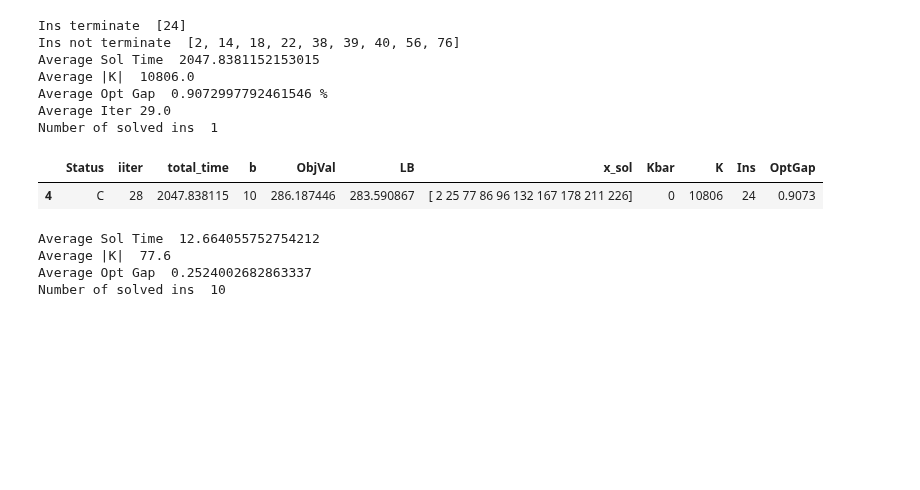
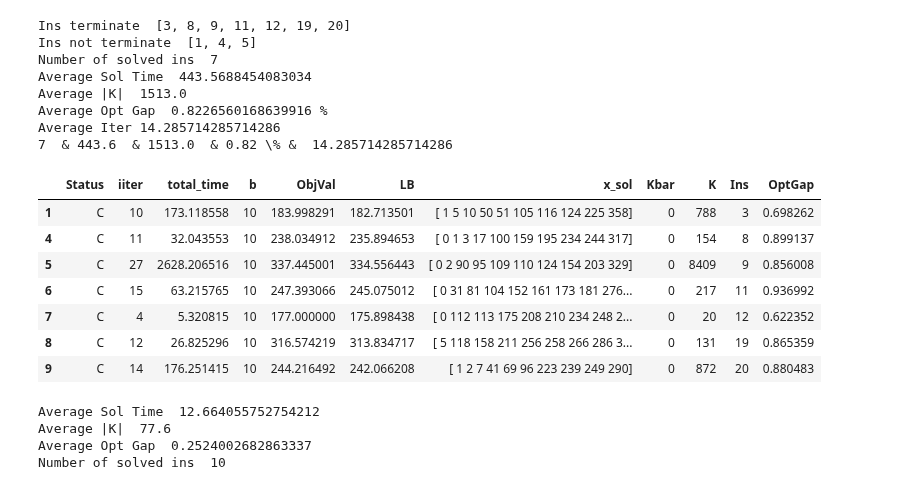
Before and after one commit to diHnguyen/SSPI, a Jupyter notebook: PythonConversion/Dec2024_Output/ProcessOutput.ipynb, the cells around one changed output. Drawn from its saved outputs; the diff is of its cells as text; code cells hidden in the pictures; blank space fills up the shorter version.

```diff
--- a/PythonConversion/Dec2024_Output/ProcessOutput.ipynb
+++ b/PythonConversion/Dec2024_Output/ProcessOutput.ipynb
@@ -5,32 +5,23 @@ import os
 import numpy as np
 
 os.chdir("/Users/dinguyen/Desktop/Local Documents/GitHub/Paper5/PythonConversion/")
-N = 40
+N = 50 #50
 
-# <5min
-# N30: 1 2 5 6 7 8 9 10 11 12
-# ins = [1, 2, 5, 6, 7, 8, 9, 10, 11, 12]
-# N40: 1 3 5 6 7 9 10 11 12 13
+# N30
+# ins = [1,2,5,6,7,8,9,10,11,12]
+# ins = [4,20,83,99,107,166,172,174,200,241]
+# ins = [3,35,36,37,52,63,64,150, 282,319]
+
+# N40
 # ins = [1, 3, 5, 6, 7, 9, 10, 11, 12, 13]
-# N50: 2 6 7 10 13 14 15 16 17 21
-# ins = [2, 6, 7, 10, 13, 14, 15, 16, 17, 21]
+# ins =  [4, 8, 16, 27, 33, 36, 37, 48, 64, 68]
+# ins =  [2, 14, 18, 22, 24, 38, 39, 40, 56, 76]
 
-# For 5-60 minutes:
+# N50
+# ins =  [2, 6, 7, 10, 13, 14, 15, 16, 17, 21]
+# ins =  [18, 26, 46, 73, 93, 98, 110, 113, 122, 124]
+ins =  [1, 3, 4, 5, 8, 9, 11, 12, 19, 20]
 
-# N30: 4 20 83 89 107 166 172 174 200 241
-# ins = [4, 20, 83, 89, 107, 166, 172, 174, 200, 241]
-# N40: 4 8 16 20 27 28 33 36 37 48
-# ins = [4, 8, 16, 20, 27, 28, 33, 36, 37, 48]
-# N50: 18 26 30 46 73 93 98 110 113 122
-# ins = [18, 26, 30, 46, 73, 93, 98, 110, 113, 122]
-
-# For >60 minutes:
-# N30: 3 35 36 37 52 63 64 150 282 319
-# ins = [3, 35, 36, 37, 52, 63, 64, 150, 282, 319]
-# N40: 2 14 18 22 24 38 39 40 56 76
-# ins = [2, 14, 18, 22, 24, 38, 39, 40, 56, 76]
-# N50: 1 3 4 5 8 9 11 12 19 20
-ins = [1, 3, 4, 5, 8, 9, 11, 12, 19, 20]
 
 def processMain(N, ins):
     fileNames = []
@@ -65,47 +56,60 @@ def processMain(N, ins):
             print("File "+filename+" does not exist.")
         # print(df)
     df_filtered = pd.concat(dfs_list, axis=0, ignore_index=True)
 
     ins_terminate = list(df_filtered[df_filtered.Status == "C"]['Ins'])
     # df_filtered['max'] = df_filtered.groupby('Ins')['iiter'].transform('max')
     print("Ins terminate ", ins_terminate)
     ins_not_terminate = list(df_filtered[~df_filtered['Ins'].isin(ins_terminate)]['Ins'])#np.array(df_filtered[(df_filtered['iiter']<df_filtered['max'])&(df_filtered['iiter']!=-1)]['Ins'])
     print("Ins not terminate ", ins_not_terminate)
     df_filtered = df_filtered[df_filtered.Status == "C"]
     # df_filtered = df_filtered[~df_filtered['Ins'].isin(ins_not_terminate)]
     # df_filtered = df_filtered.groupby('Ins').apply(
     #     lambda group: group[group['total_time'] == group['total_time'].max()])
     # df_filtered = df_filtered.reset_index(drop=True)
     df_filtered["OptGap"] = (df_filtered.ObjVal-df_filtered.LB)/df_filtered.ObjVal*100
-    print("Average Sol Time ", df_filtered['total_time'].mean())
-    print("Average |K| ", df_filtered['K'].mean())
-    print("Average Opt Gap ", df_filtered["OptGap"].mean(),"%")
-    print("Average Iter", df_filtered["iiter"].mean()+1)
-    print("Number of solved ins ", len(df_filtered))
-
+    solved_ins = len(df_filtered)
+    avg_time = df_filtered['total_time'].mean()
+    avg_K = df_filtered['K'].mean()
+    opt_gap = df_filtered["OptGap"].mean()
+    avg_iter = df_filtered["iiter"].mean()+1
+    print("Number of solved ins ", solved_ins)
+    print("Average Sol Time ", avg_time)
+    print("Average |K| ", avg_K)
+    print("Average Opt Gap ", opt_gap,"%")
+    print("Average Iter", avg_iter)
+    # {number:.2f}
+    print(str(solved_ins), " & %.1f"  % avg_time, " & %.1f" % avg_K, " & %.2f" %opt_gap, "\% & ",str(avg_iter) )
 
 
     # print(output)
     # for i in range(5):
     #     output = pd.read_csv(EXP+"_N"+str(N)+"_"+str(i+1)+".txt", sep=";", header=None)
 
     return df_filtered
 
 df_default = processMain(N,ins)
 df_default
 # df_default[(df_default.total_time >= 300) &(df_default.total_time <= 3600)]
 # df_default[(df_default.total_time < 300)]
 # print(list(df_default[(df_default.total_time >= 300) &(df_default.total_time <= 3600)]['Ins']))
 # %% [output]
-Ins terminate  [24]
-Ins not terminate  [2, 14, 18, 22, 38, 39, 40, 56, 76]
-Average Sol Time  2047.8381152153015
-Average |K|  10806.0
-Average Opt Gap  0.9072997792461546 %
-Average Iter 29.0
-Number of solved ins  1
+Ins terminate  [3, 8, 9, 11, 12, 19, 20]
+Ins not terminate  [1, 4, 5]
+Number of solved ins  7
+Average Sol Time  443.5688454083034
+Average |K|  1513.0
+Average Opt Gap  0.8226560168639916 %
+Average Iter 14.285714285714286
+7  & 443.6  & 1513.0  & 0.82 \% &  14.285714285714286
 |  | Status | iiter | total_time | b | ObjVal | LB | x_sol | Kbar | K | Ins | OptGap |
-| 4 | C | 28 | 2047.838115 | 10 | 286.187446 | 283.590867 | [ 2 25 77 86 96 132 167 178 211 226] | 0 | 10806 | 24 | 0.9073 |
+| 1 | C | 10 | 173.118558 | 10 | 183.998291 | 182.713501 | [ 1 5 10 50 51 105 116 124 225 358] | 0 | 788 | 3 | 0.698262 |
+| 4 | C | 11 | 32.043553 | 10 | 238.034912 | 235.894653 | [ 0 1 3 17 100 159 195 234 244 317] | 0 | 154 | 8 | 0.899137 |
+| 5 | C | 27 | 2628.206516 | 10 | 337.445001 | 334.556443 | [ 0 2 90 95 109 110 124 154 203 329] | 0 | 8409 | 9 | 0.856008 |
+| 6 | C | 15 | 63.215765 | 10 | 247.393066 | 245.075012 | [ 0 31 81 104 152 161 173 181 276... | 0 | 217 | 11 | 0.936992 |
+| 7 | C | 4 | 5.320815 | 10 | 177.000000 | 175.898438 | [ 0 112 113 175 208 210 234 248 2... | 0 | 20 | 12 | 0.622352 |
+| 8 | C | 12 | 26.825296 | 10 | 316.574219 | 313.834717 | [ 5 118 158 211 256 258 266 286 3... | 0 | 131 | 19 | 0.865359 |
+| 9 | C | 14 | 176.251415 | 10 | 244.216492 | 242.066208 | [ 1 2 7 41 69 96 223 239 249 290] | 0 | 872 | 20 | 0.880483 |
 # %%
 import pandas as pd
 import os
```
